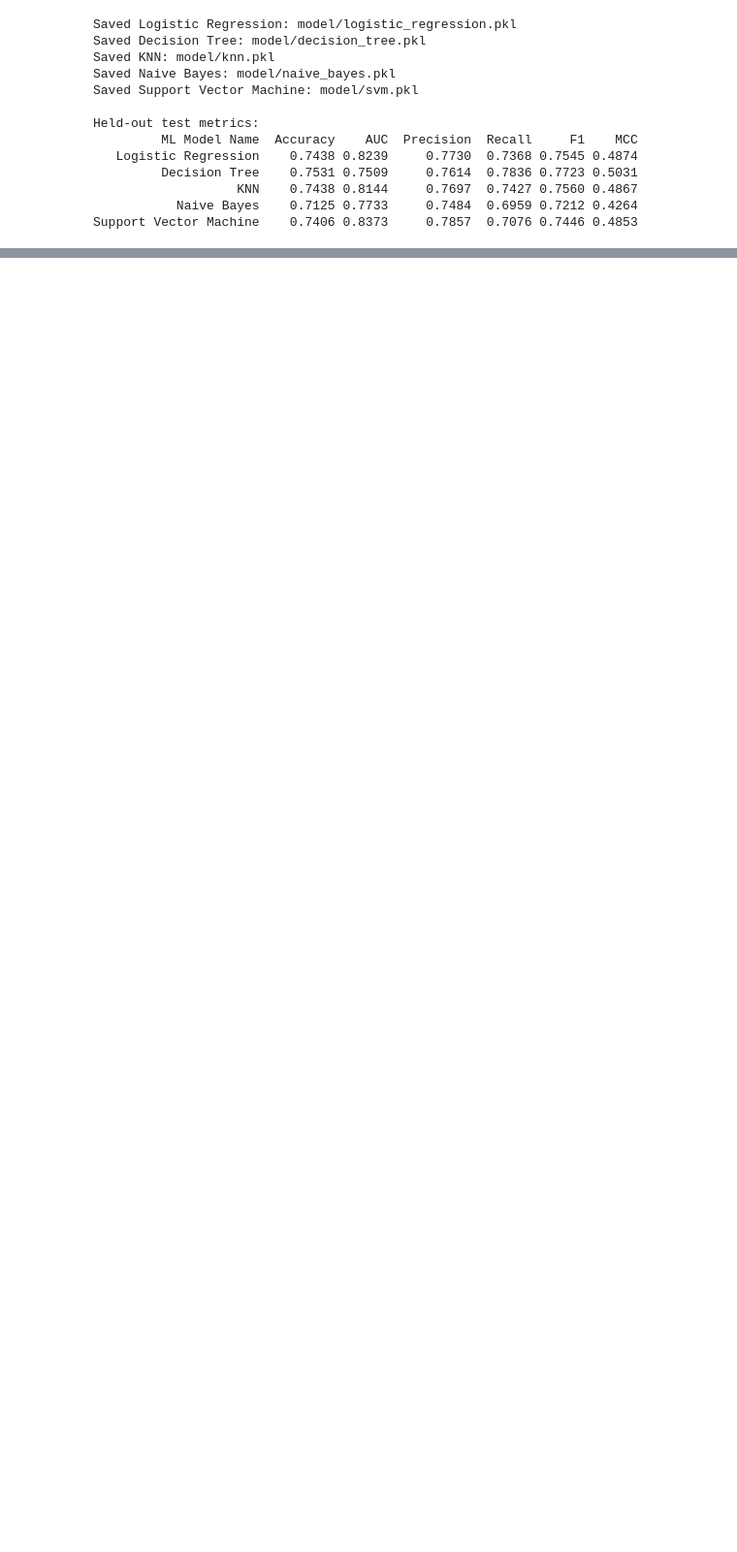
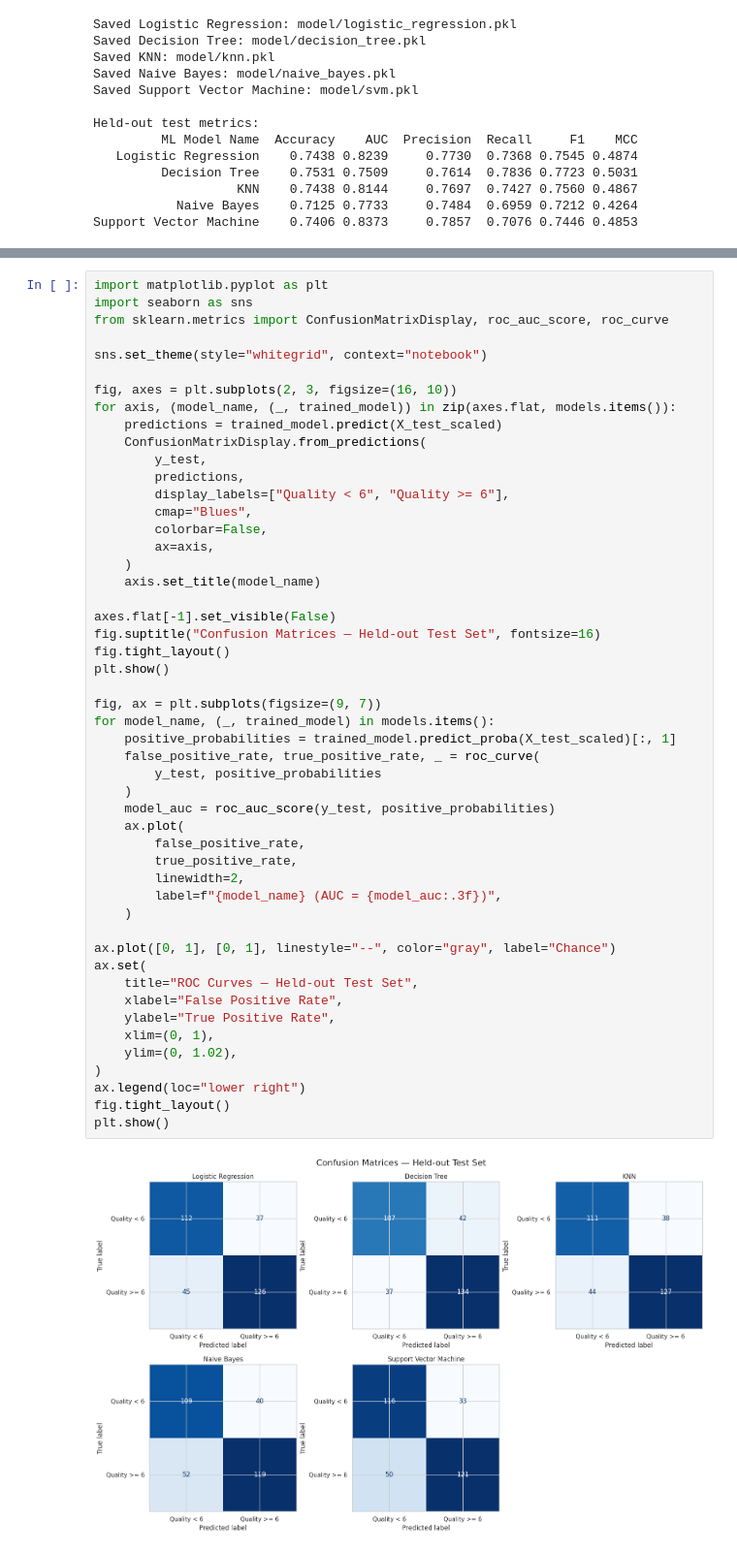
Before and after one commit to GaneshT1133/bits-ml-assignment-2, a Jupyter notebook: model_training.ipynb, the cells around one changed output, grey strips where cells are left out. Shown at 97% size. Cells and saved outputs as stored; diff of their text form; blank space fills up the shorter version.

Commit message:
Complete step 4 visualizations and dependencies

```diff
--- a/model_training.ipynb
+++ b/model_training.ipynb
@@ -231,0 +236,52 @@ Support Vector Machine    0.7406 0.8373     0.7857  0.7076 0.7446 0.4853
+# %%
+import matplotlib.pyplot as plt
+import seaborn as sns
+from sklearn.metrics import ConfusionMatrixDisplay, roc_auc_score, roc_curve
+
+sns.set_theme(style="whitegrid", context="notebook")
+
+fig, axes = plt.subplots(2, 3, figsize=(16, 10))
+for axis, (model_name, (_, trained_model)) in zip(axes.flat, models.items()):
+    predictions = trained_model.predict(X_test_scaled)
+    ConfusionMatrixDisplay.from_predictions(
+        y_test,
+        predictions,
+        display_labels=["Quality < 6", "Quality >= 6"],
+        cmap="Blues",
+        colorbar=False,
+        ax=axis,
+    )
+    axis.set_title(model_name)
+
+axes.flat[-1].set_visible(False)
+fig.suptitle("Confusion Matrices — Held-out Test Set", fontsize=16)
+fig.tight_layout()
+plt.show()
+
+fig, ax = plt.subplots(figsize=(9, 7))
+for model_name, (_, trained_model) in models.items():
+    positive_probabilities = trained_model.predict_proba(X_test_scaled)[:, 1]
+    false_positive_rate, true_positive_rate, _ = roc_curve(
+        y_test, positive_probabilities
+    )
+    model_auc = roc_auc_score(y_test, positive_probabilities)
+    ax.plot(
+        false_positive_rate,
+        true_positive_rate,
+        linewidth=2,
+        label=f"{model_name} (AUC = {model_auc:.3f})",
+    )
+
+ax.plot([0, 1], [0, 1], linestyle="--", color="gray", label="Chance")
+ax.set(
+    title="ROC Curves — Held-out Test Set",
+    xlabel="False Positive Rate",
+    ylabel="True Positive Rate",
+    xlim=(0, 1),
+    ylim=(0, 1.02),
+)
+ax.legend(loc="lower right")
+fig.tight_layout()
+plt.show()
+# %% [output]
+[figure, added]
```
Also changed, not shown: parts of 2 cells of this notebook, 1 other file.
